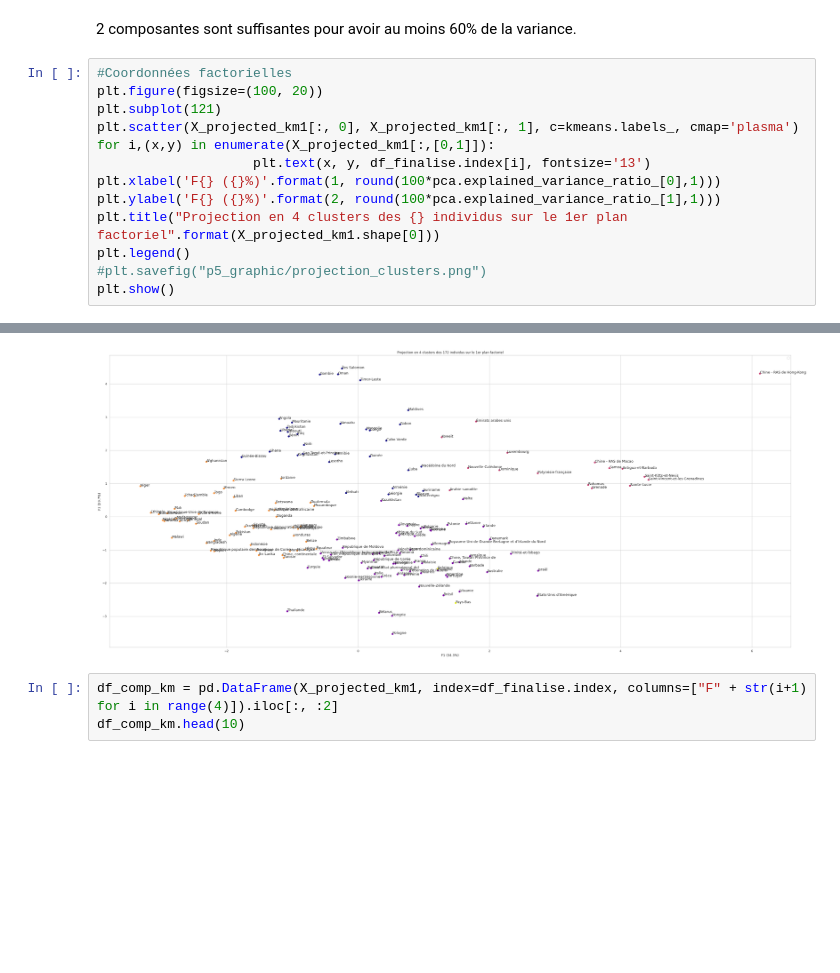
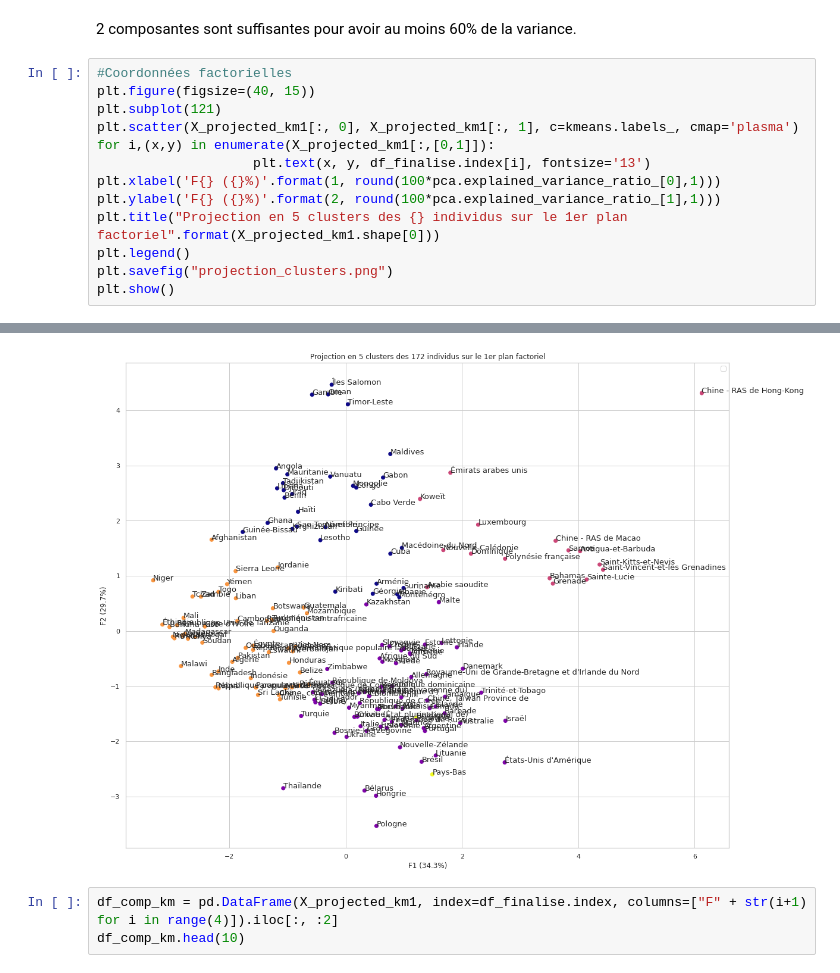
Before and after one commit to Randasabag/Etude-de-march-de-la-poule-qui-chante-avec-Python, a Jupyter notebook: projet9V1.ipynb, the cells around one changed output, grey strips where cells are left out. Saved outputs shown, nothing was run; the diff lists cells and outputs as text; blank space fills up the shorter version.

```diff
--- a/projet9V1.ipynb
+++ b/projet9V1.ipynb
@@ -1913,15 +1925,15 @@ print(pca.explained_variance_ratio_.cumsum())
 2 composantes sont suffisantes pour avoir au moins 60% de la variance.
 # %%
 #Coordonnées factorielles
-plt.figure(figsize=(100, 20))
+plt.figure(figsize=(40, 15))
 plt.subplot(121)
 plt.scatter(X_projected_km1[:, 0], X_projected_km1[:, 1], c=kmeans.labels_, cmap='plasma')
 for i,(x,y) in enumerate(X_projected_km1[:,[0,1]]):
                     plt.text(x, y, df_finalise.index[i], fontsize='13')
 plt.xlabel('F{} ({}%)'.format(1, round(100*pca.explained_variance_ratio_[0],1)))
 plt.ylabel('F{} ({}%)'.format(2, round(100*pca.explained_variance_ratio_[1],1)))
-plt.title("Projection en 4 clusters des {} individus sur le 1er plan factoriel".format(X_projected_km1.shape[0]))
+plt.title("Projection en 5 clusters des {} individus sur le 1er plan factoriel".format(X_projected_km1.shape[0]))
 plt.legend()
-#plt.savefig("p5_graphic/projection_clusters.png")
+plt.savefig("projection_clusters.png")
 plt.show()
 # %% [output]
@@ -1929,4 +1941,4 @@ WARNING:matplotlib.legend:No handles with labels found to put in legend.
-[figure, old version]
+[figure, new version]
 # %%
 df_comp_km = pd.DataFrame(X_projected_km1, index=df_finalise.index, columns=["F" + str(i+1) for i in range(4)]).iloc[:, :2]
 df_comp_km.head(10)
```
Also changed, not shown: parts of 32 cells of this notebook.
